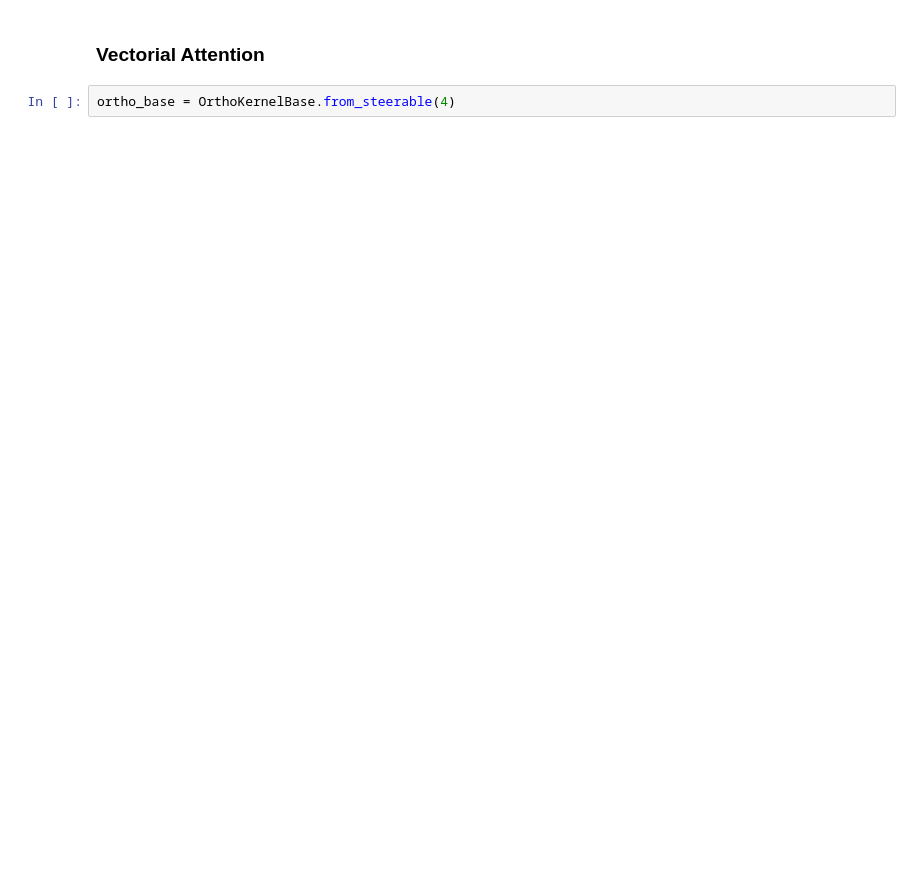
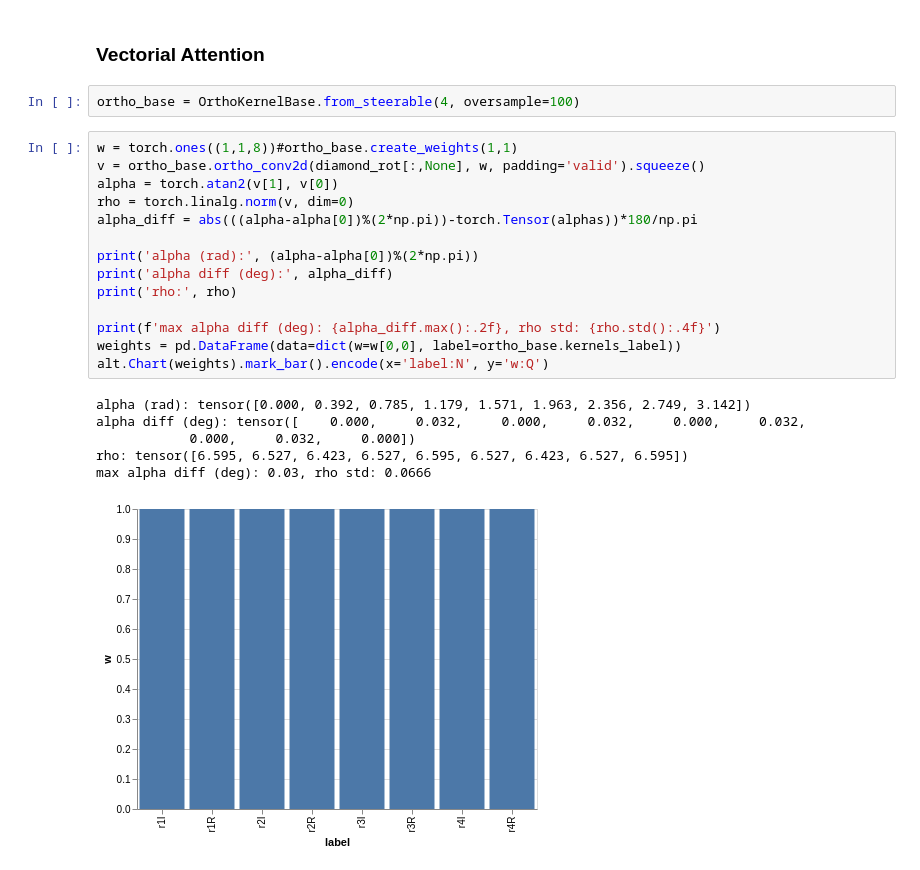
Before and after one commit to gabriel-lepetitaimon/steered-fcnn, a Jupyter notebook: notebooks/ImplementationCheck/OrientationAttention.ipynb, the cells around one changed output. Cells and saved outputs as stored; diff of their text form; blank space fills up the shorter version.

```diff
--- a/notebooks/ImplementationCheck/OrientationAttention.ipynb
+++ b/notebooks/ImplementationCheck/OrientationAttention.ipynb
@@ -55,5 +71,26 @@ rotations = torch.stack(rotations)
 # %% [markdown]
 ### Vectorial Attention
 # %%
-ortho_base = OrthoKernelBase.from_steerable(4)
+ortho_base = OrthoKernelBase.from_steerable(4, oversample=100)
+# %%
+w = torch.ones((1,1,8))#ortho_base.create_weights(1,1)
+v = ortho_base.ortho_conv2d(diamond_rot[:,None], w, padding='valid').squeeze()
+alpha = torch.atan2(v[1], v[0])
+rho = torch.linalg.norm(v, dim=0)
+alpha_diff = abs(((alpha-alpha[0])%(2*np.pi))-torch.Tensor(alphas))*180/np.pi
+
+print('alpha (rad):', (alpha-alpha[0])%(2*np.pi))
+print('alpha diff (deg):', alpha_diff)
+print('rho:', rho)
+
+print(f'max alpha diff (deg): {alpha_diff.max():.2f}, rho std: {rho.std():.4f}')
+weights = pd.DataFrame(data=dict(w=w[0,0], label=ortho_base.kernels_label))
+alt.Chart(weights).mark_bar().encode(x='label:N', y='w:Q')
+# %% [output]
+alpha (rad): tensor([0.000, 0.392, 0.785, 1.179, 1.571, 1.963, 2.356, 2.749, 3.142])
+alpha diff (deg): tensor([    0.000,     0.032,     0.000,     0.032,     0.000,     0.032,
+            0.000,     0.032,     0.000])
+rho: tensor([6.595, 6.527, 6.423, 6.527, 6.595, 6.527, 6.423, 6.527, 6.595])
+max alpha diff (deg): 0.03, rho std: 0.0666
+[figure, added]
 # %%
```
Also changed, not shown: parts of 7 cells of this notebook, 13 other files.
